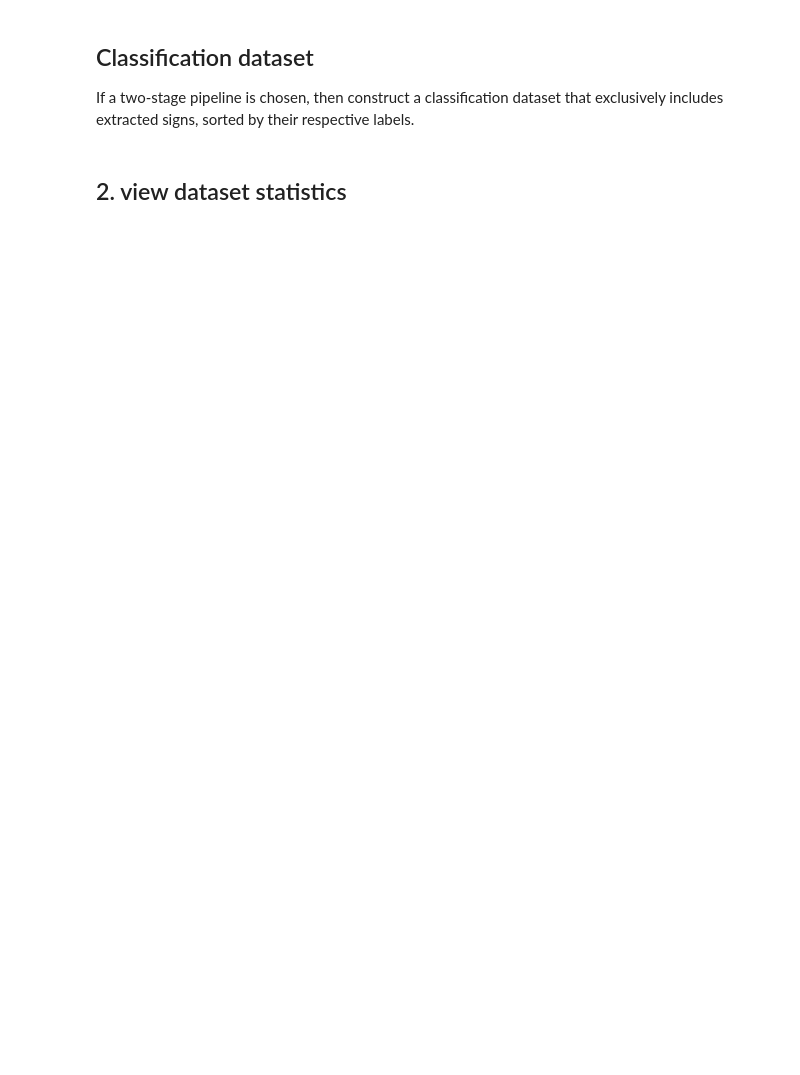
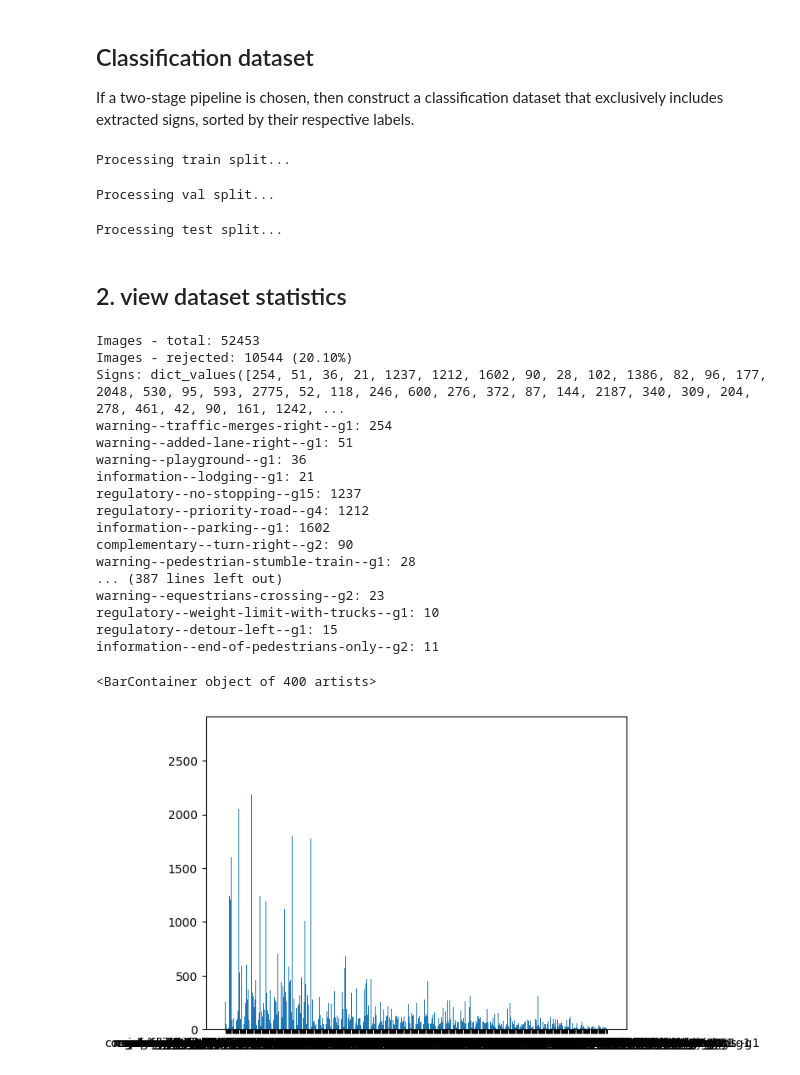
Before and after one commit to vtlustos/pova-traffic-sign-recognition, a Jupyter notebook: notebooks/data.ipynb, the cells around one changed output. Drawn from its saved outputs; the diff is of its cells as text; code cells hidden in the pictures; blank space fills up the shorter version.

Commit message:
Data prepared for two stage training

```diff
--- a/notebooks/data.ipynb
+++ b/notebooks/data.ipynb
@@ -50,7 +50,7 @@ import matplotlib.pyplot as plt
 import cv2
 # %%
 PATH = "C:\\Users\\tlust\\Downloads\\mtsd"
-DOUBLE_STEP = False
+DOUBLE_STEP = True
 
 # input files
 splits_path = os.path.join(PATH, "splits")
@@ -58,7 +58,8 @@ images_path = os.path.join(PATH, "images")
 annotations_path = os.path.join(PATH, "annotations")
 
 # output files
-output_path = os.path.join(PATH, "yolov8")
+detect_path = os.path.join(PATH, "yolov8", "detect")
+cls_path = os.path.join(PATH, "yolov8", "classify")
 # %% [markdown]
 # YOLOv8
 # %% [markdown]
@@ -179,38 +186,69 @@ if DOUBLE_STEP:
             img = cv2.imread(img_path)
 
             # 3. extract traffic sign and create classification dataset
+            with open(ann_path, 'r') as f:
+                ann = json.load(f)
+
             for obj in ann['objects']:
-
                 # 3.1 get sign path and create directory if not exists
-                sign_dir = os.path.join(output_path, split, obj['label'])
+                sign_dir = os.path.join(cls_path, split, obj['label'])
                 if not os.path.exists(sign_dir):
                     os.makedirs(sign_dir)
 
-                # 3.2 increment sign counter
+                # 3.2 skip if other-sign
+                if obj['label'] == 'other-sign':
+                    continue
+
+                # 3.3 increment sign counter
                 if  obj['label'] not in labels:
                     labels.append(obj['label'])
                 label = labels.index(obj['label'])
                 sign_distr[label] = sign_distr[label] + 1 if label in sign_distr else 1
 
-                # 3.3 get bounding box
+                # 3.4 get bounding box
                 sign = img[
-                    obj['bbox']['ymin']:obj['bbox']['ymax'],
-                    obj['bbox']['xmin']:obj['bbox']['xmax']
+                    int(obj['bbox']['ymin']):int(obj['bbox']['ymax']),
+                    int(obj['bbox']['xmin']):int(obj['bbox']['xmax'])
                 ]
 
                 # 3.4 save sign
-                sign_path = os.path.join(sign_dir, f"{id}_{obj['key']}.jpg")
-                cv2.imwrite(sign_path, sign)
+                if sign.shape[0] > 0 and sign.shape[1] > 0 and sign.shape[2] > 0:
+                    sign_path = os.path.join(sign_dir, f"{id}_{obj['key']}.jpg")
+                    cv2.imwrite(sign_path, sign)
+# %% [output]
+Processing train split...
+Processing val split...
+Processing test split...
 # %% [markdown]
 ## 2. view dataset statistics
 # %%
 print("Images - total: {}".format(total))
 print("Images - rejected: {}".format(rejected) + " ({:.2f}%)".format(rejected / total * 100))
 print("Signs: {}".format(np.sum(sign_distr.values())))
 for ix, value in sign_distr.items():
     print(f"{labels[ix]}: {value}")
 
 # remove 'other-label' from statistics
 sign_distr_cpy = sign_distr.copy()
-sign_distr_cpy[3] = 0 # other-label
+#sign_distr_cpy[1] = 0 # other-label
 plt.bar(labels, sign_distr_cpy.values())
+# %% [output]
+Images - total: 52453
+Images - rejected: 10544 (20.10%)
+Signs: dict_values([254, 51, 36, 21, 1237, 1212, 1602, 90, 28, 102, 1386, 82, 96, 177, 2048, 530, 95, 593, 2775, 52, 118, 246, 600, 276, 372, 87, 144, 2187, 340, 309, 204, 278, 461, 42, 90, 161, 1242, ...
+warning--traffic-merges-right--g1: 254
+warning--added-lane-right--g1: 51
+warning--playground--g1: 36
+information--lodging--g1: 21
+regulatory--no-stopping--g15: 1237
+regulatory--priority-road--g4: 1212
+information--parking--g1: 1602
+complementary--turn-right--g2: 90
+warning--pedestrian-stumble-train--g1: 28
+... (387 lines left out)
+warning--equestrians-crossing--g2: 23
+regulatory--weight-limit-with-trucks--g1: 10
+regulatory--detour-left--g1: 15
+information--end-of-pedestrians-only--g2: 11
+<BarContainer object of 400 artists>
+[figure, added]
```
Also changed, not shown: parts of 1 cell of this notebook, 1 other file.
